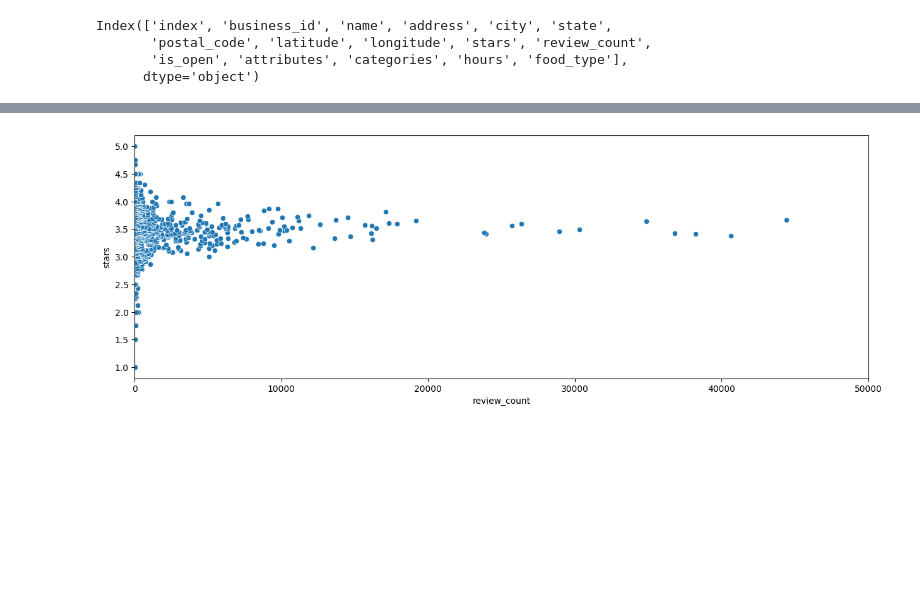
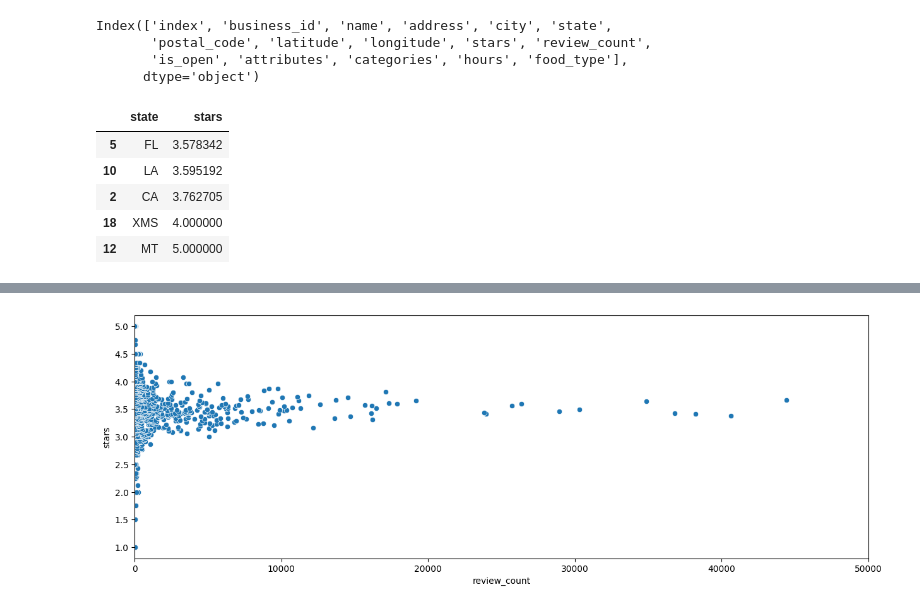
Before and after one commit to Dimasaur/scorecast, a Jupyter notebook: eda/quentin_business_eda.ipynb, the cells around one changed output, grey strips where cells are left out. Drawn from its saved outputs; the diff is of its cells as text; code cells hidden in the pictures; blank space fills up the shorter version.

```diff
--- a/eda/quentin_business_eda.ipynb
+++ b/eda/quentin_business_eda.ipynb
@@ -244,6 +244,16 @@ Index(['index', 'business_id', 'name', 'address', 'city', 'state',
       dtype='object')
 # %%
 mean_stars_per_city = pd.DataFrame(restaurants.groupby('city')['stars'].mean()).reset_index().sort_values('stars')
+mean_stars_per_state = pd.DataFrame(restaurants.groupby('state')['stars'].mean()).reset_index().sort_values('stars')
 num_reviews_per_city = pd.DataFrame(restaurants.groupby('city')['review_count'].sum()).reset_index().sort_values('review_count')
 
 mean_stars_and_review_count_per_city = mean_stars_per_city.merge(num_reviews_per_city, how='left', on='city')
+# %%
+mean_stars_per_state.tail()
+# %% [output]
+|  | state | stars |
+| 5 | FL | 3.578342 |
+| 10 | LA | 3.595192 |
+| 2 | CA | 3.762705 |
+| 18 | XMS | 4.000000 |
+| 12 | MT | 5.000000 |
```
Also changed, not shown: parts of 2 cells of this notebook, 6 other files.
